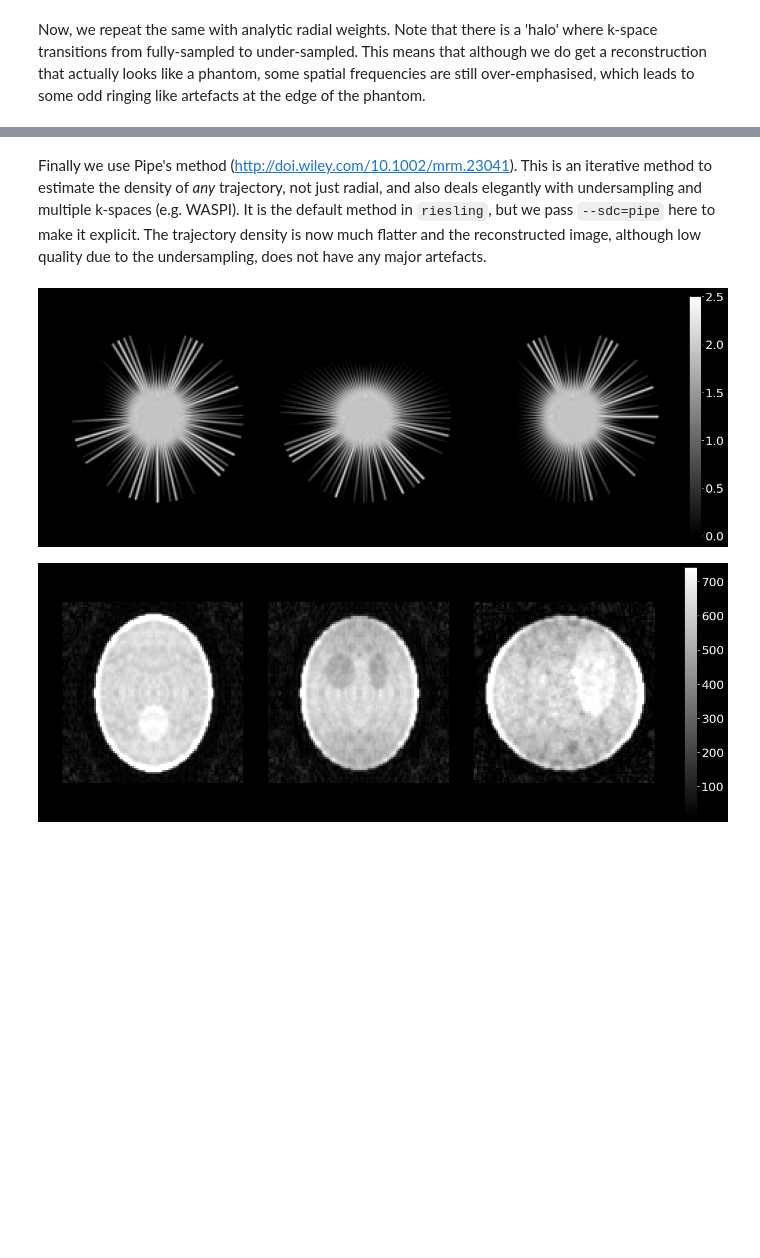
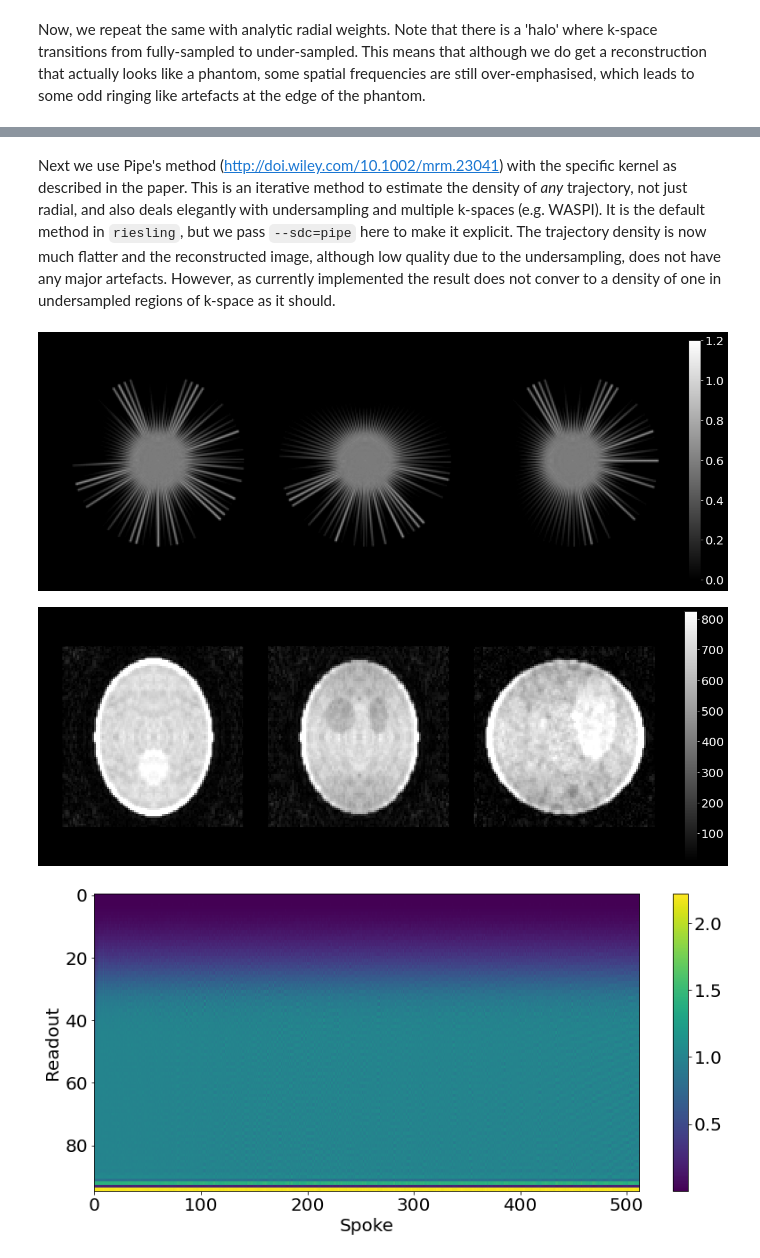
Before and after one commit to spinicist/old-riesling-examples, a Jupyter notebook: sdc.ipynb, the cells around one changed output, grey strips where cells are left out. Saved outputs shown, nothing was run; the diff lists cells and outputs as text; code cells hidden in the pictures; blank space fills up the shorter version.

```diff
--- a/sdc.ipynb
+++ b/sdc.ipynb
@@ -35,11 +35,14 @@ display(rl.images.single('radial-recon.h5', dset='image'))
 [figure]
 # %% [markdown]
-Finally we use Pipe's method (http://doi.wiley.com/10.1002/mrm.23041). This is an iterative method to estimate the density of _any_ trajectory, not just radial, and also deals elegantly with undersampling and multiple k-spaces (e.g. WASPI). It is the default method in `riesling`, but we pass `--sdc=pipe` here to make it explicit. The trajectory density is now much flatter and the reconstructed image, although low quality due to the undersampling, does not have any major artefacts.
+Next we use Pipe's method (http://doi.wiley.com/10.1002/mrm.23041) with the specific kernel as described in the paper. This is an iterative method to estimate the density of _any_ trajectory, not just radial, and also deals elegantly with undersampling and multiple k-spaces (e.g. WASPI). It is the default method in `riesling`, but we pass `--sdc=pipe` here to make it explicit. The trajectory density is now much flatter and the reconstructed image, although low quality due to the undersampling, does not have any major artefacts. However, as currently implemented the result does not conver to a density of one in undersampled regions of k-space as it should.
 # %%
-!riesling traj 'phantom.h5' --sdc=pipe {recon_settings} -o pipe
-display(rl.images.single('pipe-traj.h5', dset='traj-image', vmin=0, vmax=2.5))
-!riesling recon 'phantom.h5' --sdc=pipe {recon_settings} -o pipe
+!riesling sdc 'phantom.h5' -o pipe
+!riesling traj 'phantom.h5' --sdc=pipe-sdc.h5 {recon_settings} -o pipe
+display(rl.images.single('pipe-traj.h5', dset='traj-image', vmin=0, vmax=1.2))
+!riesling recon 'phantom.h5' --sdc=pipe-sdc.h5 {recon_settings} -o pipe
 display(rl.images.single('pipe-recon.h5', dset='image'))
+display(rl.plots.sdc('pipe-sdc.h5'))
 # %% [output]
-[figure, old version]
+[figure, new version]
-[figure, old version]
+[figure, new version]
+[figure, added]
```
Also changed, not shown: parts of 3 cells of this notebook, 3 other files.
